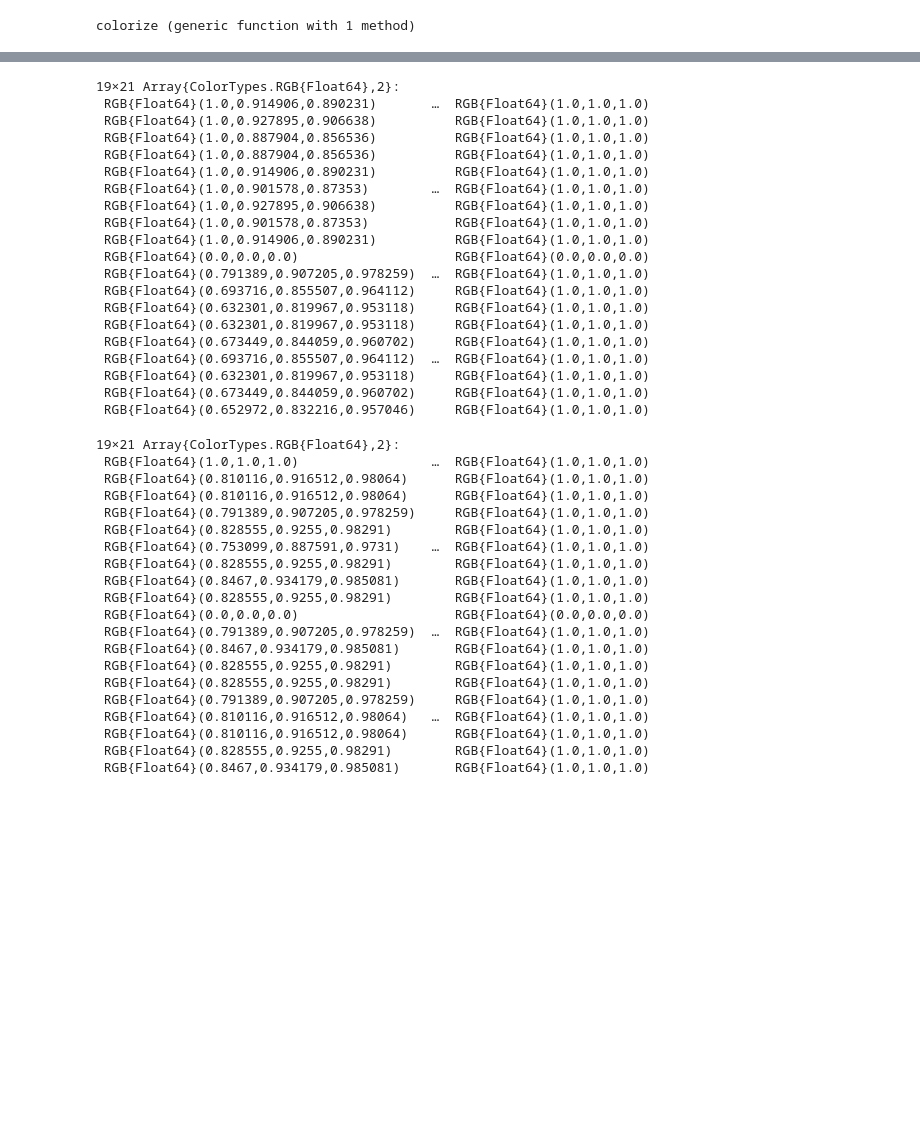
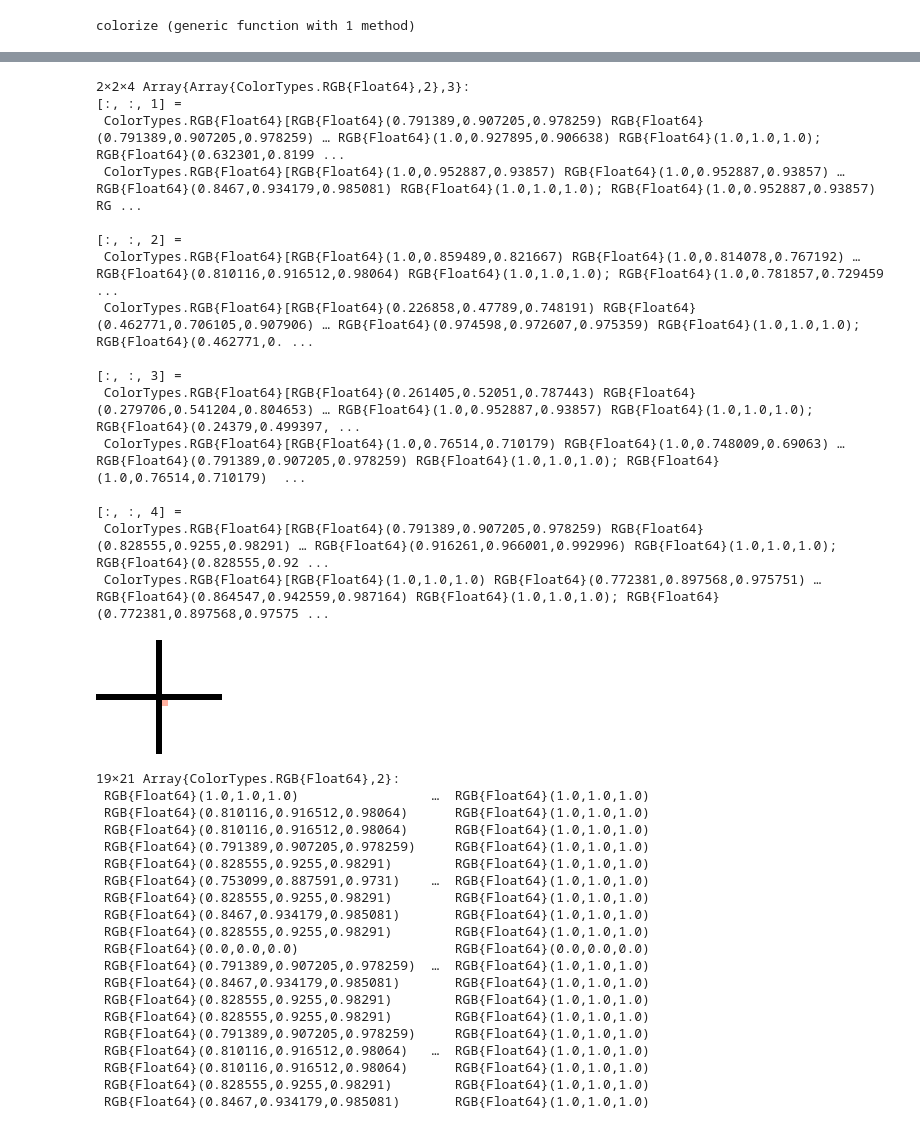
Before and after one commit to rdeits/hybrid-correlations, a Jupyter notebook: relaxed-feasibility.ipynb, the cells around one changed output, grey strips where cells are left out. Cells and saved outputs as stored; diff of their text form; code cells hidden in the pictures; blank space fills up the shorter version.

```diff
--- a/relaxed-feasibility.ipynb
+++ b/relaxed-feasibility.ipynb
@@ -15,4 +16,4 @@ c
 # %%
 double_integrator = c.MPC.discretize(c.MPC.CTLinearSytstem([0. 1; 0 0], [0. 1]'), 0.1)
-samples = c.collect_data(double_integrator, 1000);
+samples = c.collect_data(double_integrator, 500);
 correlations = c.correlate(samples);
@@ -19,48 +41,53 @@ correlations = c.correlate(samples);
+# %%
+[colorize.(correlations[
+        Axis{:constraint}(c),
+        Axis{:contact_side}(s),
+    Axis{:polarity}(p)
+        ]) for (s, p) in product([:left, :right], [:on, :off]),
+    c in [:limb_ub, :force_without_contact_right, :normal_force_right, :contact_at_distance_right]]
+# %% [output]
+2×2×4 Array{Array{ColorTypes.RGB{Float64},2},3}:
+[:, :, 1] =
+ ColorTypes.RGB{Float64}[RGB{Float64}(0.791389,0.907205,0.978259) RGB{Float64}(0.791389,0.907205,0.978259) … RGB{Float64}(1.0,0.927895,0.906638) RGB{Float64}(1.0,1.0,1.0); RGB{Float64}(0.632301,0.8199 ...
+ ColorTypes.RGB{Float64}[RGB{Float64}(1.0,0.952887,0.93857) RGB{Float64}(1.0,0.952887,0.93857) … RGB{Float64}(0.8467,0.934179,0.985081) RGB{Float64}(1.0,1.0,1.0); RGB{Float64}(1.0,0.952887,0.93857) RG ...
+
+[:, :, 2] =
+ ColorTypes.RGB{Float64}[RGB{Float64}(1.0,0.859489,0.821667) RGB{Float64}(1.0,0.814078,0.767192) … RGB{Float64}(0.810116,0.916512,0.98064) RGB{Float64}(1.0,1.0,1.0); RGB{Float64}(1.0,0.781857,0.729459 ...
+ ColorTypes.RGB{Float64}[RGB{Float64}(0.226858,0.47789,0.748191) RGB{Float64}(0.462771,0.706105,0.907906) … RGB{Float64}(0.974598,0.972607,0.975359) RGB{Float64}(1.0,1.0,1.0); RGB{Float64}(0.462771,0. ...
+
+[:, :, 3] =
+ ColorTypes.RGB{Float64}[RGB{Float64}(0.261405,0.52051,0.787443) RGB{Float64}(0.279706,0.541204,0.804653) … RGB{Float64}(1.0,0.952887,0.93857) RGB{Float64}(1.0,1.0,1.0); RGB{Float64}(0.24379,0.499397, ...
+ ColorTypes.RGB{Float64}[RGB{Float64}(1.0,0.76514,0.710179) RGB{Float64}(1.0,0.748009,0.69063) … RGB{Float64}(0.791389,0.907205,0.978259) RGB{Float64}(1.0,1.0,1.0); RGB{Float64}(1.0,0.76514,0.710179)  ...
+
+[:, :, 4] =
+ ColorTypes.RGB{Float64}[RGB{Float64}(0.791389,0.907205,0.978259) RGB{Float64}(0.828555,0.9255,0.98291) … RGB{Float64}(0.916261,0.966001,0.992996) RGB{Float64}(1.0,1.0,1.0); RGB{Float64}(0.828555,0.92 ...
+ ColorTypes.RGB{Float64}[RGB{Float64}(1.0,1.0,1.0) RGB{Float64}(0.772381,0.897568,0.975751) … RGB{Float64}(0.864547,0.942559,0.987164) RGB{Float64}(1.0,1.0,1.0); RGB{Float64}(0.772381,0.897568,0.97575 ...
 # %%
-vcat(hcat(colorize.(correlations[
+[hcat(colorize.(correlations[
     Axis{:constraint}(:limb_ub),
     Axis{:contact_side}(:right),
     Axis{:polarity}(:on)
         ]),
 fill(RGB{Float64}(0, 0, 0), 9, 1),
 colorize.(correlations[
     Axis{:constraint}(:limb_ub),
     Axis{:contact_side}(:right),
     Axis{:polarity}(:off)
         ])),
 fill(RGB{Float64}(0, 0, 0), 1, 21),
 hcat(colorize.(correlations[
     Axis{:constraint}(:limb_ub),
     Axis{:contact_side}(:left),
     Axis{:polarity}(:on)
         ]),
 fill(RGB{Float64}(0, 0, 0), 9, 1),
 colorize.(correlations[
     Axis{:constraint}(:limb_ub),
     Axis{:contact_side}(:left),
     Axis{:polarity}(:off)
         ])))
 # %% [output]
-19×21 Array{ColorTypes.RGB{Float64},2}:
- RGB{Float64}(1.0,0.914906,0.890231)       …  RGB{Float64}(1.0,1.0,1.0)
- RGB{Float64}(1.0,0.927895,0.906638)          RGB{Float64}(1.0,1.0,1.0)
- RGB{Float64}(1.0,0.887904,0.856536)          RGB{Float64}(1.0,1.0,1.0)
- RGB{Float64}(1.0,0.887904,0.856536)          RGB{Float64}(1.0,1.0,1.0)
- RGB{Float64}(1.0,0.914906,0.890231)          RGB{Float64}(1.0,1.0,1.0)
- RGB{Float64}(1.0,0.901578,0.87353)        …  RGB{Float64}(1.0,1.0,1.0)
- RGB{Float64}(1.0,0.927895,0.906638)          RGB{Float64}(1.0,1.0,1.0)
- RGB{Float64}(1.0,0.901578,0.87353)           RGB{Float64}(1.0,1.0,1.0)
- RGB{Float64}(1.0,0.914906,0.890231)          RGB{Float64}(1.0,1.0,1.0)
- RGB{Float64}(0.0,0.0,0.0)                    RGB{Float64}(0.0,0.0,0.0)
- RGB{Float64}(0.791389,0.907205,0.978259)  …  RGB{Float64}(1.0,1.0,1.0)
- RGB{Float64}(0.693716,0.855507,0.964112)     RGB{Float64}(1.0,1.0,1.0)
- RGB{Float64}(0.632301,0.819967,0.953118)     RGB{Float64}(1.0,1.0,1.0)
- RGB{Float64}(0.632301,0.819967,0.953118)     RGB{Float64}(1.0,1.0,1.0)
- RGB{Float64}(0.673449,0.844059,0.960702)     RGB{Float64}(1.0,1.0,1.0)
- RGB{Float64}(0.693716,0.855507,0.964112)  …  RGB{Float64}(1.0,1.0,1.0)
- RGB{Float64}(0.632301,0.819967,0.953118)     RGB{Float64}(1.0,1.0,1.0)
- RGB{Float64}(0.673449,0.844059,0.960702)     RGB{Float64}(1.0,1.0,1.0)
- RGB{Float64}(0.652972,0.832216,0.957046)     RGB{Float64}(1.0,1.0,1.0)
+[figure, added]
 # %%
 vcat(hcat(colorize.(correlations[
     Axis{:constraint}(:contact_at_distance_right),
```
Also changed, not shown: parts of 5 cells of this notebook.
